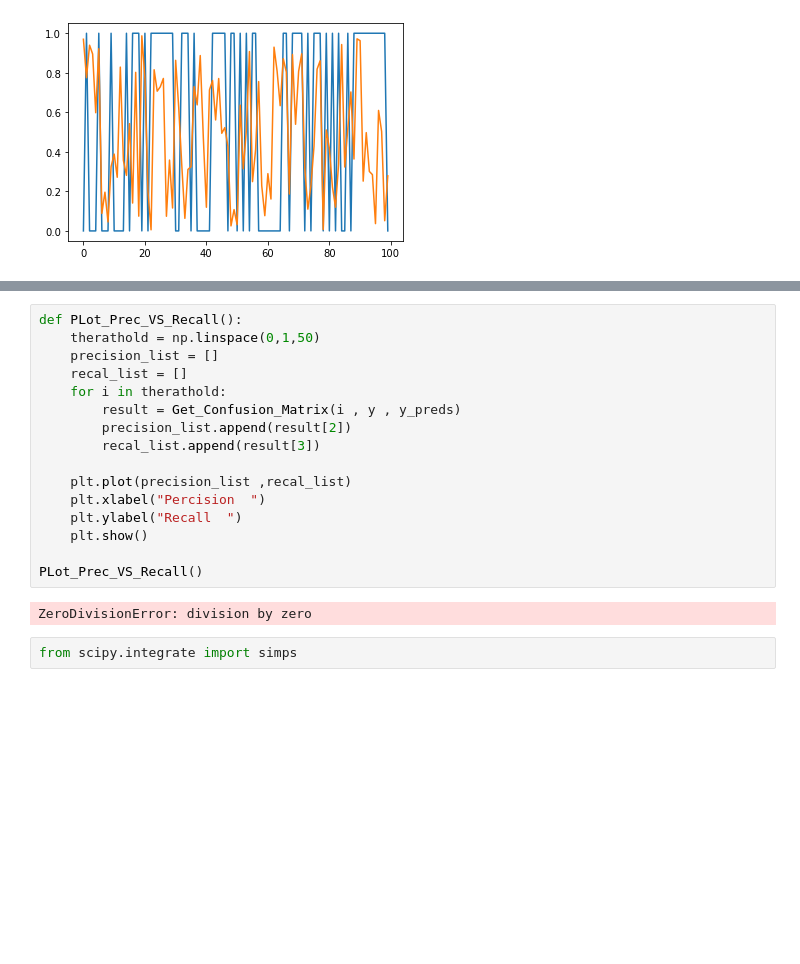
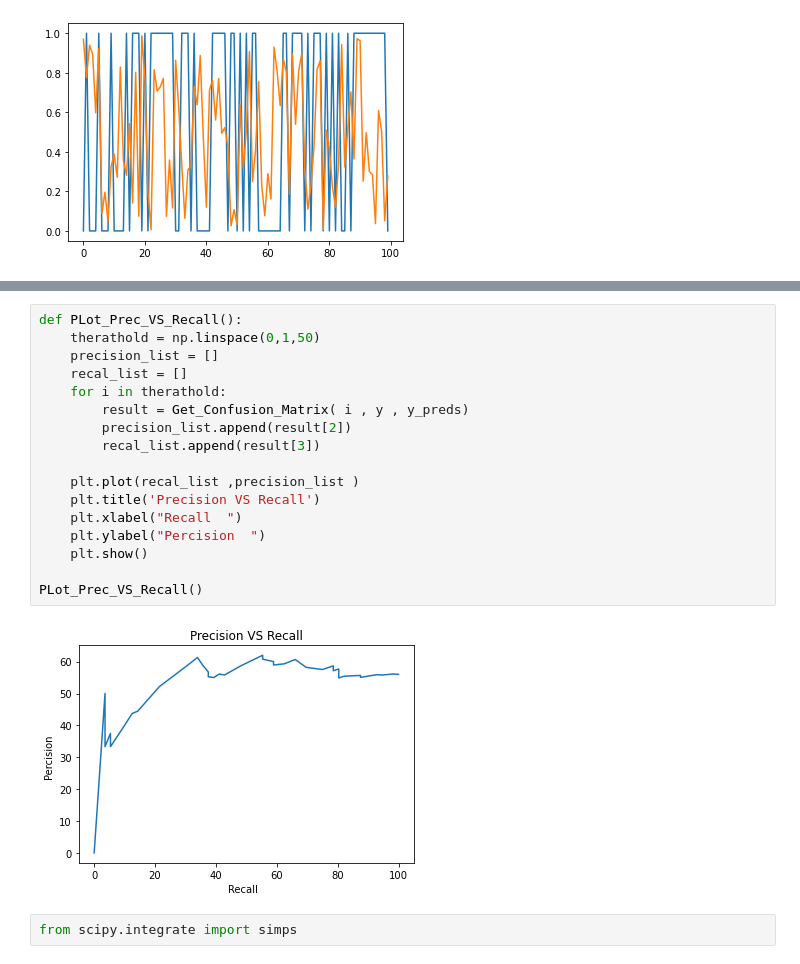
Before and after one commit to Abdelrahman3ahmed/Machine_Learning, a Jupyter notebook: Assignmnet_1.ipynb, the cells around one changed output, grey strips where cells are left out. Saved outputs shown, nothing was run; the diff lists cells and outputs as text; blank space fills up the shorter version.

```diff
--- a/Assignmnet_1.ipynb
+++ b/Assignmnet_1.ipynb
@@ -50,21 +64,22 @@ Confusion Matrix
 # %%
 def PLot_Prec_VS_Recall():
     therathold = np.linspace(0,1,50)
     precision_list = []
     recal_list = []
     for i in therathold:
-        result = Get_Confusion_Matrix(i , y , y_preds)
+        result = Get_Confusion_Matrix( i , y , y_preds)
         precision_list.append(result[2])
         recal_list.append(result[3])
 
-    plt.plot(precision_list ,recal_list)
-    plt.xlabel("Percision  ")
-    plt.ylabel("Recall  ")
+    plt.plot(recal_list ,precision_list )
+    plt.title('Precision VS Recall')
+    plt.xlabel("Recall  ")
+    plt.ylabel("Percision  ")
     plt.show()
 
 PLot_Prec_VS_Recall()
 # %% [output]
-ZeroDivisionError: division by zero
+[figure, added]
 # %%
 from scipy.integrate import simps
 # %%
```
Also changed, not shown: parts of 6 cells of this notebook.
